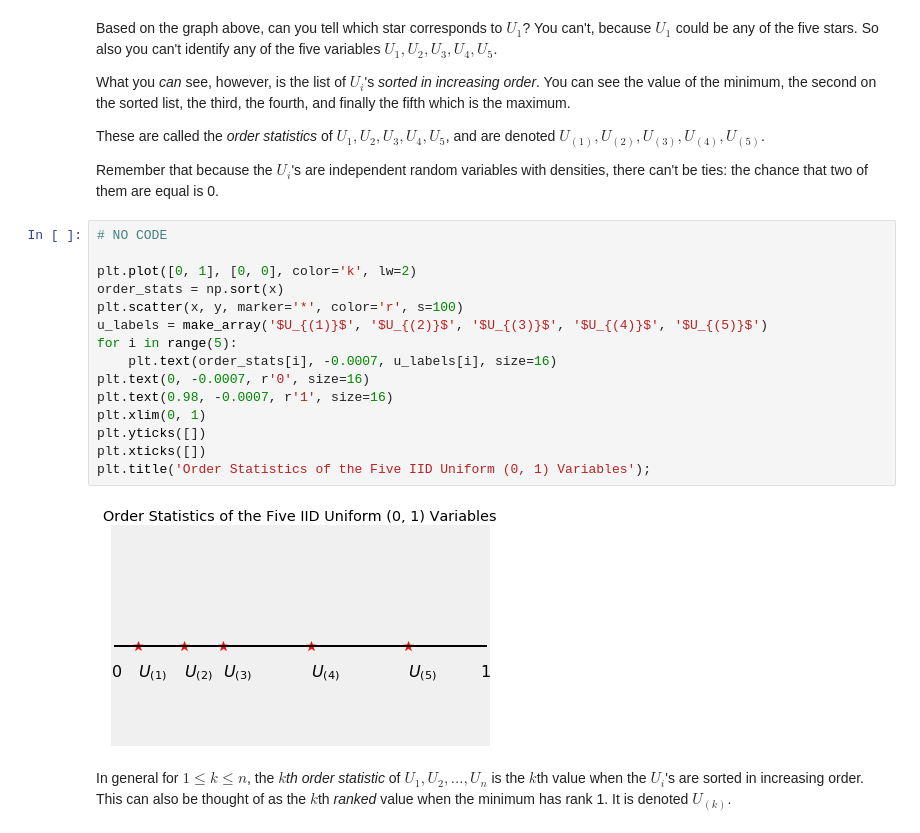
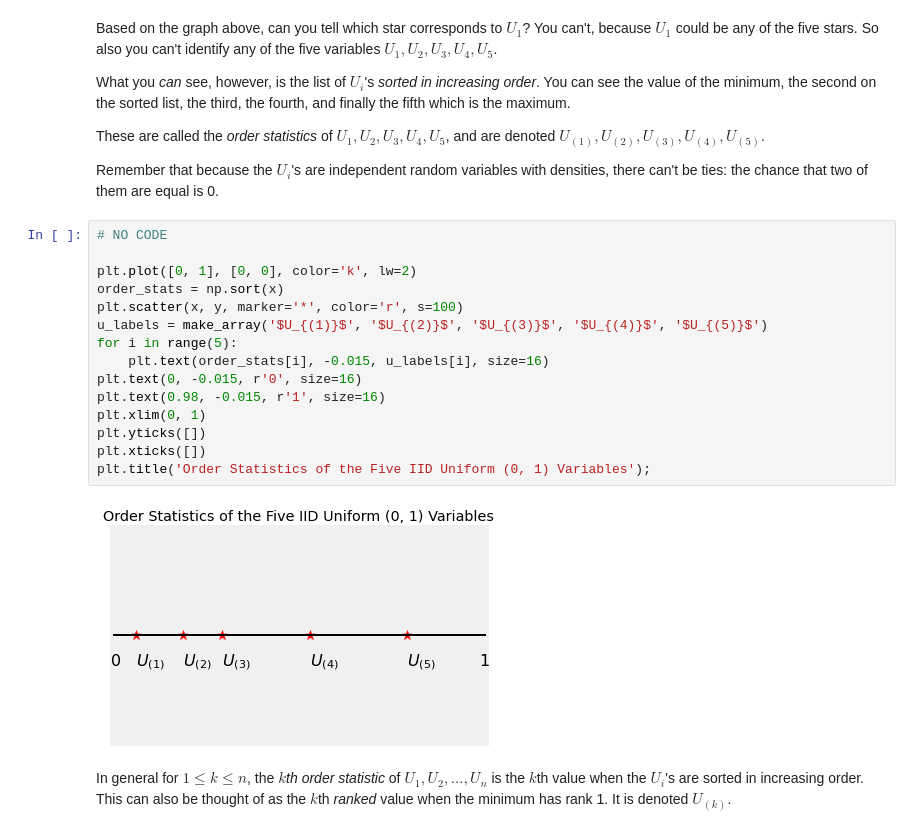
Before and after one commit to postybaloney/textbook, a Jupyter notebook: _sources/content/Chapter_17/04_Beta_Densities_with_Integer_Parameters.ipynb, the cells around one changed output. Drawn from its saved outputs; the diff is of its cells as text.

```diff
--- a/_sources/content/Chapter_17/04_Beta_Densities_with_Integer_Parameters.ipynb
+++ b/_sources/content/Chapter_17/04_Beta_Densities_with_Integer_Parameters.ipynb
@@ -52,20 +52,20 @@ Remember that because the $U_i$'s are independent random variables with densitie
 # %%
 # NO CODE
 
 plt.plot([0, 1], [0, 0], color='k', lw=2)
 order_stats = np.sort(x)
 plt.scatter(x, y, marker='*', color='r', s=100)
 u_labels = make_array('$U_{(1)}$', '$U_{(2)}$', '$U_{(3)}$', '$U_{(4)}$', '$U_{(5)}$')
 for i in range(5):
-    plt.text(order_stats[i], -0.0007, u_labels[i], size=16)
-plt.text(0, -0.0007, r'0', size=16)
-plt.text(0.98, -0.0007, r'1', size=16)
+    plt.text(order_stats[i], -0.015, u_labels[i], size=16)
+plt.text(0, -0.015, r'0', size=16)
+plt.text(0.98, -0.015, r'1', size=16)
 plt.xlim(0, 1)
 plt.yticks([])
 plt.xticks([])
 plt.title('Order Statistics of the Five IID Uniform (0, 1) Variables');
 # %% [output]
-[figure, old version]
+[figure, new version]
 # %% [markdown]
 In general for $1 \le k \le n$, the *$k$th order statistic* of $U_1, U_2, \ldots, U_n$ is the $k$th value when the $U_i$'s are sorted in increasing order. This can also be thought of as the $k$th *ranked* value when the minimum has rank 1. It is denoted $U_{(k)}$.
 # %%
```
Also changed, not shown: parts of 3 cells of this notebook, 39 other files.
